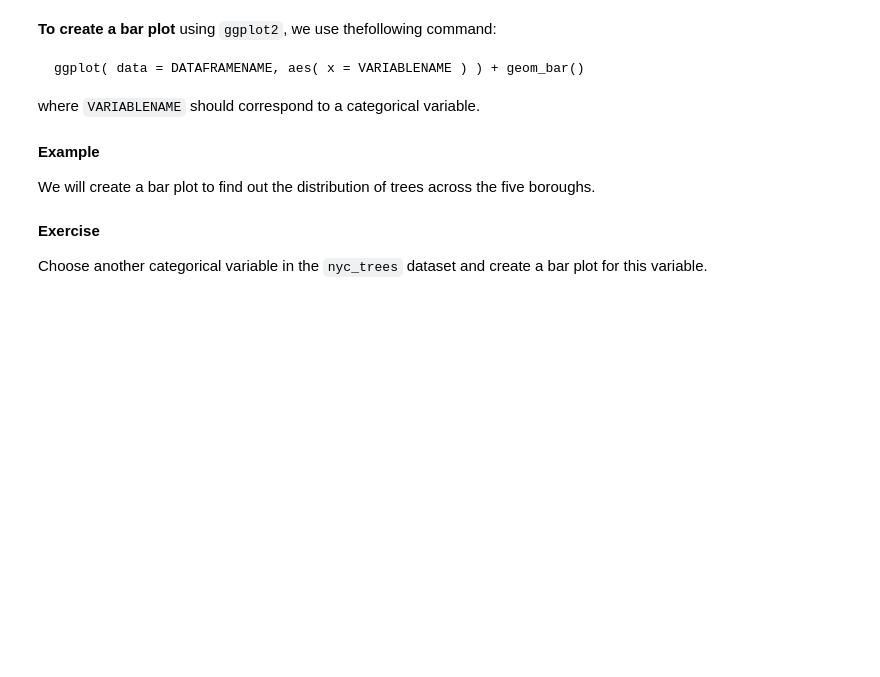
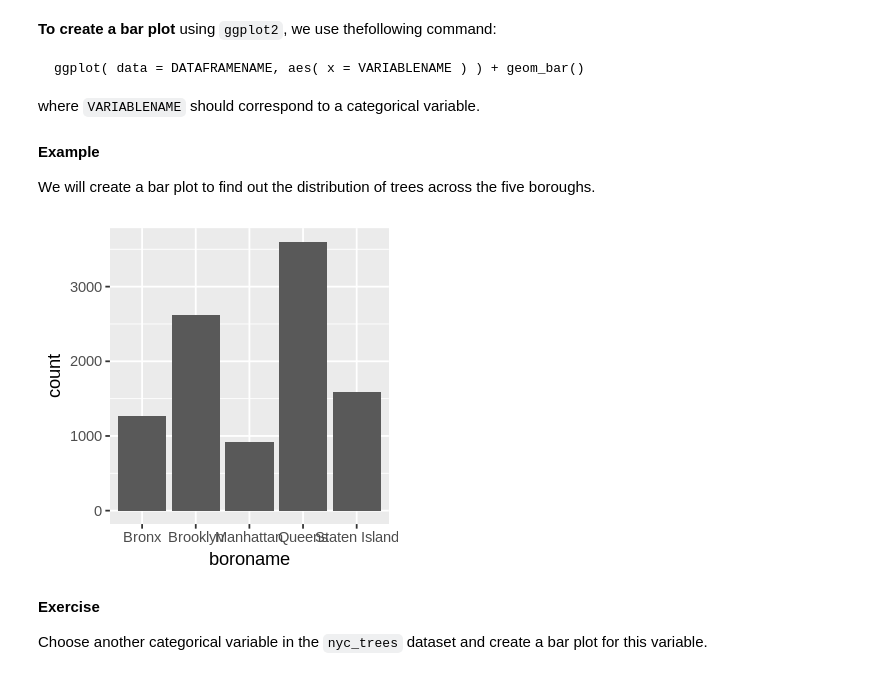
Before and after one commit to aparna-bhutani/coreua111-class_notebooks, a Jupyter notebook: lesson06/Lesson06-VisualizingData-slides.ipynb, the cells around one changed output. Saved outputs shown, nothing was run; the diff lists cells and outputs as text; code cells hidden in the pictures; blank space fills up the shorter version.

```diff
--- a/lesson06/Lesson06-VisualizingData-slides.ipynb
+++ b/lesson06/Lesson06-VisualizingData-slides.ipynb
@@ -208,6 +222,10 @@ where `VARIABLENAME` should correspond to a categorical variable.
 **Example**
 
 We will create a bar plot to find out the distribution of trees across the five boroughs.
+# %%
+ggplot( nyc_trees , aes( x = boroname )) + geom_bar()
+# %% [output]
+[figure, added]
 # %% [markdown]
 **Exercise**
 
```
Also changed, not shown: parts of 14 cells of this notebook, 1 other file.
